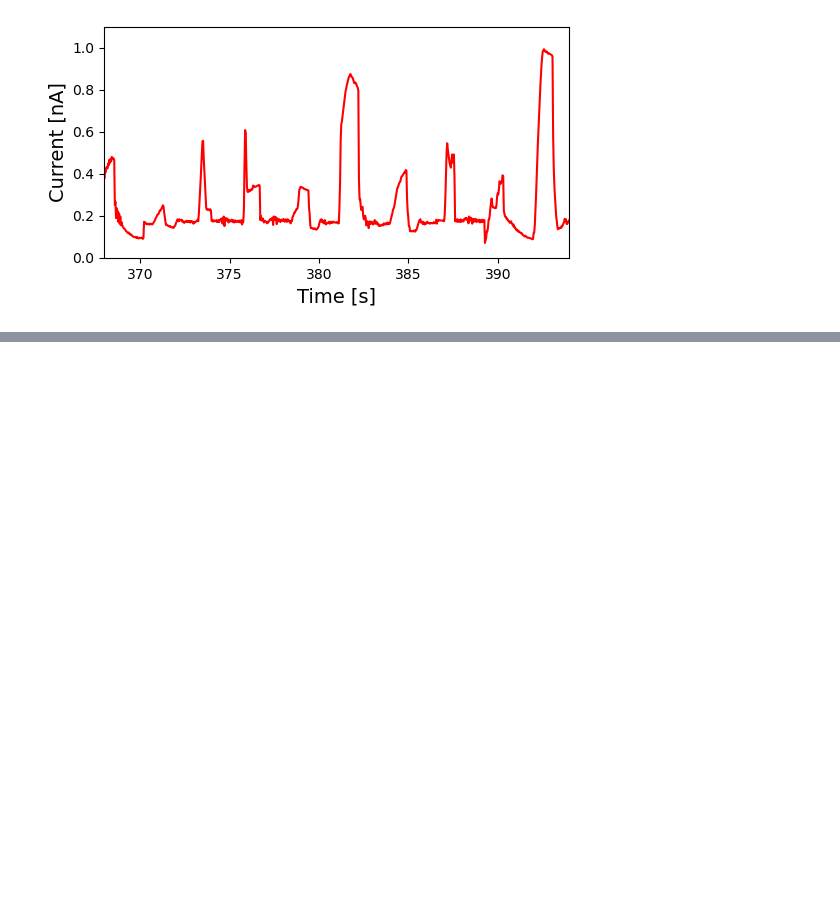
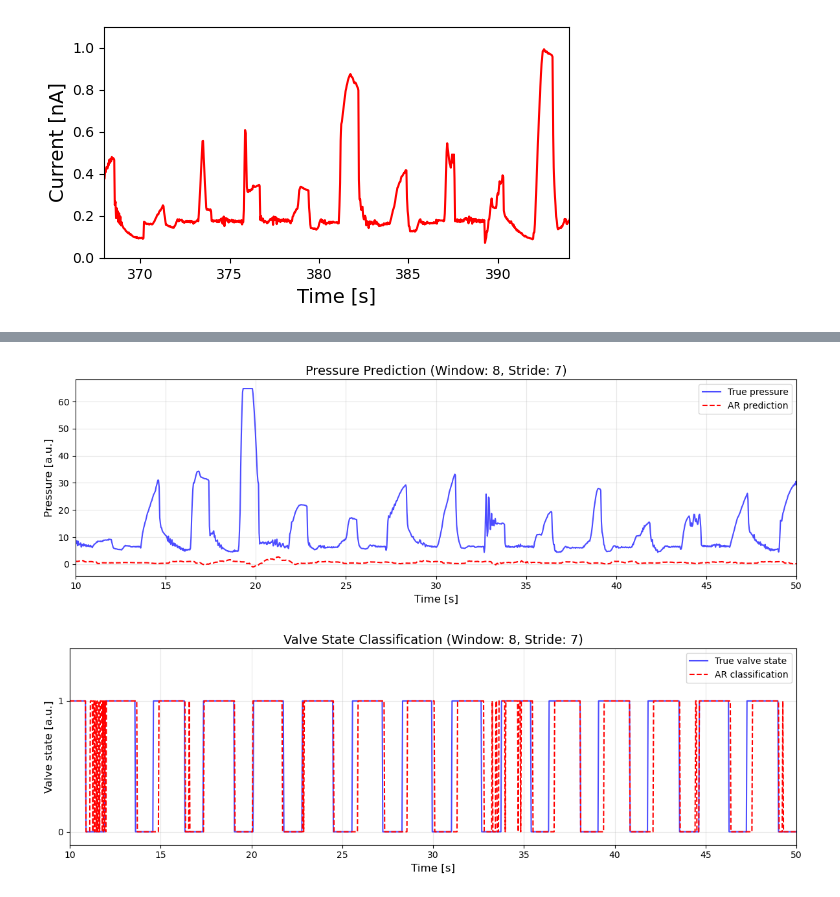
Before and after one commit to TMKamsma/Pyontronics, a Jupyter notebook: demo.ipynb, the cells around one changed output, grey strips where cells are left out. Drawn from its saved outputs; the diff is of its cells as text; code cells hidden in the pictures; blank space fills up the shorter version.

```diff
--- a/demo.ipynb
+++ b/demo.ipynb
@@ -506,0 +556,56 @@ plt.savefig("output/ventilator_plot_zoom.pdf",bbox_inches='tight')
+# %%
+# Generate predictions for plotting
+pressure_predictions = ar_model.predict_pressure(test_p)
+valve_predictions = ar_model.predict_valve_state(test_p)
+
+# Calculate time axis - make sure it matches test_p length
+total_samples = len(test_p)
+time_axis_full = np.linspace(0, total_samples*0.034035, total_samples)
+
+# 1. Pressure Prediction Plot
+plt.figure(figsize=(12, 4))
+pred_start_idx = ar_model.window_size * ar_model.lookback_stride + ar_model.prediction_horizon - 1
+plt.plot(time_axis_full, test_p, color='blue', label="True pressure", alpha=0.7)
+plt.plot(time_axis_full[pred_start_idx:],
+         pressure_predictions,
+         color='red',
+         label="AR prediction",
+         linestyle="--",
+         linewidth=1.5)
+plt.xlabel("Time [s]", fontsize=12)
+plt.ylabel("Pressure [a.u.]", fontsize=12)
+plt.title(f"Pressure Prediction (Window: {ar_model.window_size}, Stride: {ar_model.lookback_stride})", fontsize=14)
+plt.legend(fontsize=10)
+plt.grid(True, alpha=0.3)
+plt.xlim(10, 50)
+plt.tight_layout()
+plt.show()
+
+# 2. Valve State Classification Plot
+plt.figure(figsize=(12, 4))
+classif_start_idx = ar_model.window_size * ar_model.lookback_stride
+
+# Trim test_v to match the plotting range
+test_v_trimmed = test_v[:len(time_axis_full)]  # Ensure same length as time axis
+test_v_flat = test_v_trimmed.flatten() if test_v_trimmed.ndim > 1 else test_v_trimmed
+
+plt.plot(time_axis_full, test_v_flat, color='blue', label="True valve state", alpha=0.7)
+plt.plot(time_axis_full[classif_start_idx:],
+         valve_predictions[:len(time_axis_full[classif_start_idx:])],  # Ensure matching length
+         color='red',
+         label="AR classification",
+         linestyle="--",
+         linewidth=1.5)
+plt.xlabel("Time [s]", fontsize=12)
+plt.ylabel("Valve state [a.u.]", fontsize=12)
+plt.yticks([0, 1])
+plt.title(f"Valve State Classification (Window: {ar_model.window_size}, Stride: {ar_model.lookback_stride})", fontsize=14)
+plt.legend(fontsize=10)
+plt.grid(True, alpha=0.3)
+plt.xlim(10, 50)
+plt.ylim(-0.1, 1.4)
+plt.tight_layout()
+plt.show()
+# %% [output]
+[figure, added]
+[figure, added]
```
Also changed, not shown: parts of 20 cells of this notebook, 13 other files.
